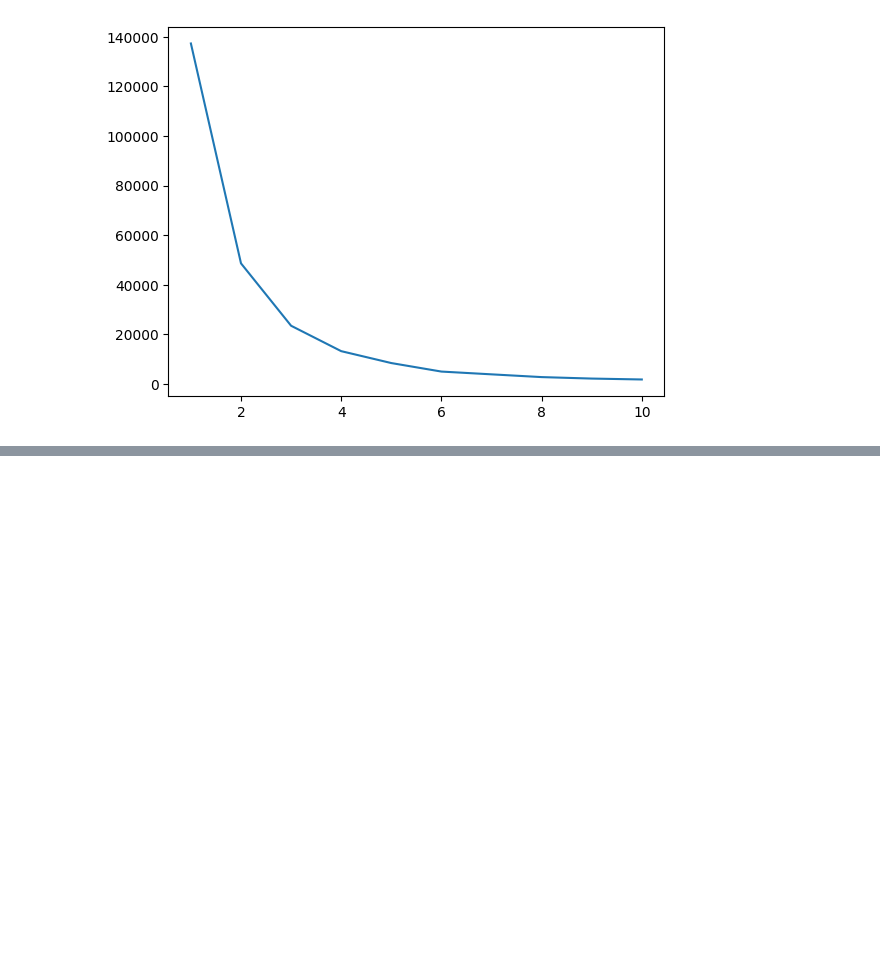
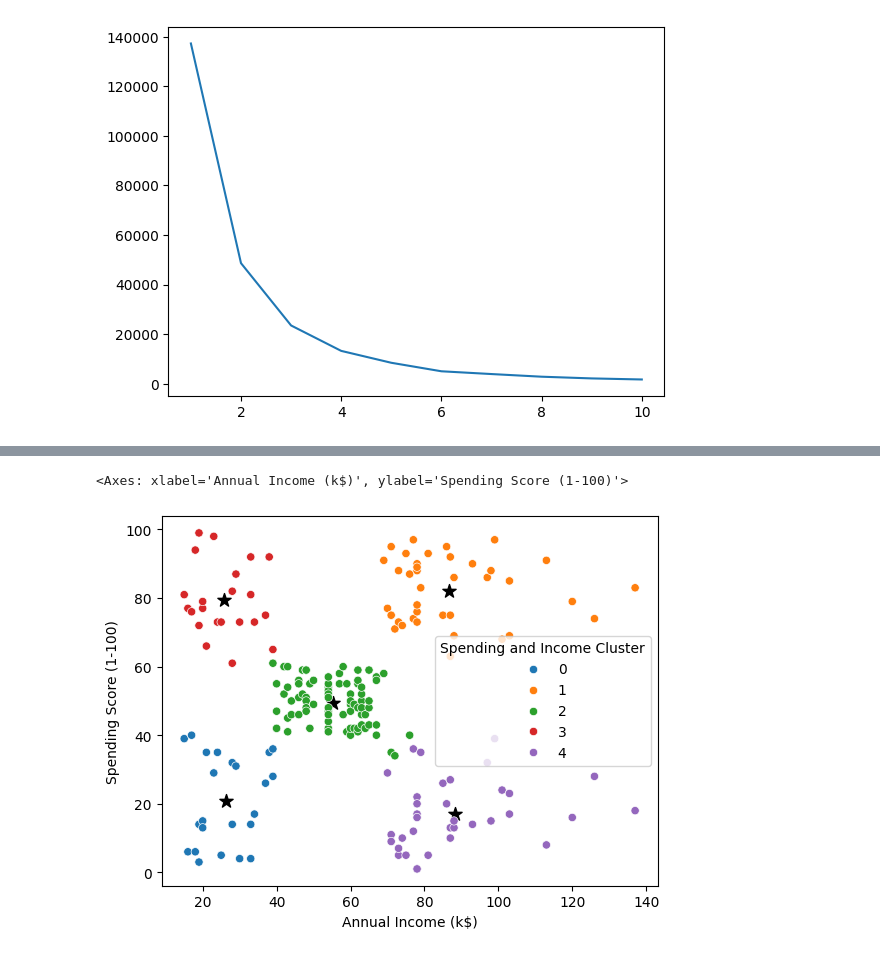
Before and after one commit to Edna722/Machine-Learning, a Jupyter notebook: Machine Learning Project.ipynb, the cells around one changed output, grey strips where cells are left out. Saved outputs shown, nothing was run; the diff lists cells and outputs as text; code cells hidden in the pictures; blank space fills up the shorter version.

```diff
--- a/Machine Learning Project.ipynb
+++ b/Machine Learning Project.ipynb
@@ -219,0 +249,10 @@ customer_data.groupby('Income Cluster')[['Age', 'Annual Income (k$)','Spending S
+# %%
+# centers : X and Y variables
+centers = pd.DataFrame(clustering2.cluster_centers_)
+centers.columns = ['x', 'y']
+# %%
+plt.scatter(x = centers['x'], y = centers['y'], s = 100, c = 'black', marker= '*')
+sns.scatterplot(data = customer_data, x = 'Annual Income (k$)',y = 'Spending Score (1-100)', hue = 'Spending and Income Cluster', palette = 'tab10')
+# %% [output]
+<Axes: xlabel='Annual Income (k$)', ylabel='Spending Score (1-100)'>
+[figure, added]
```
Also changed, not shown: parts of 23 cells of this notebook.
